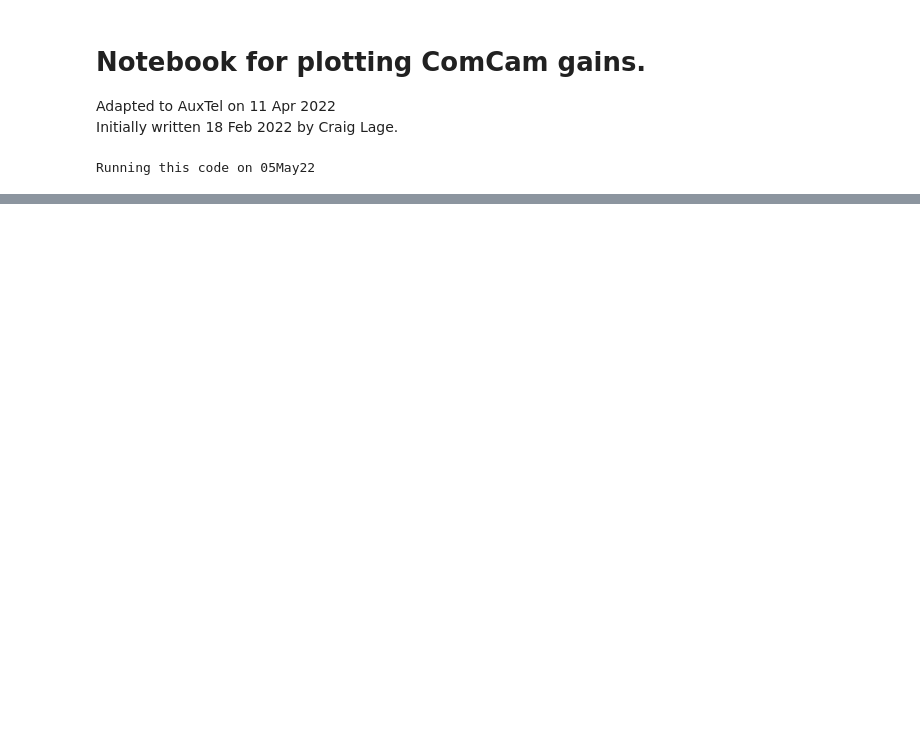
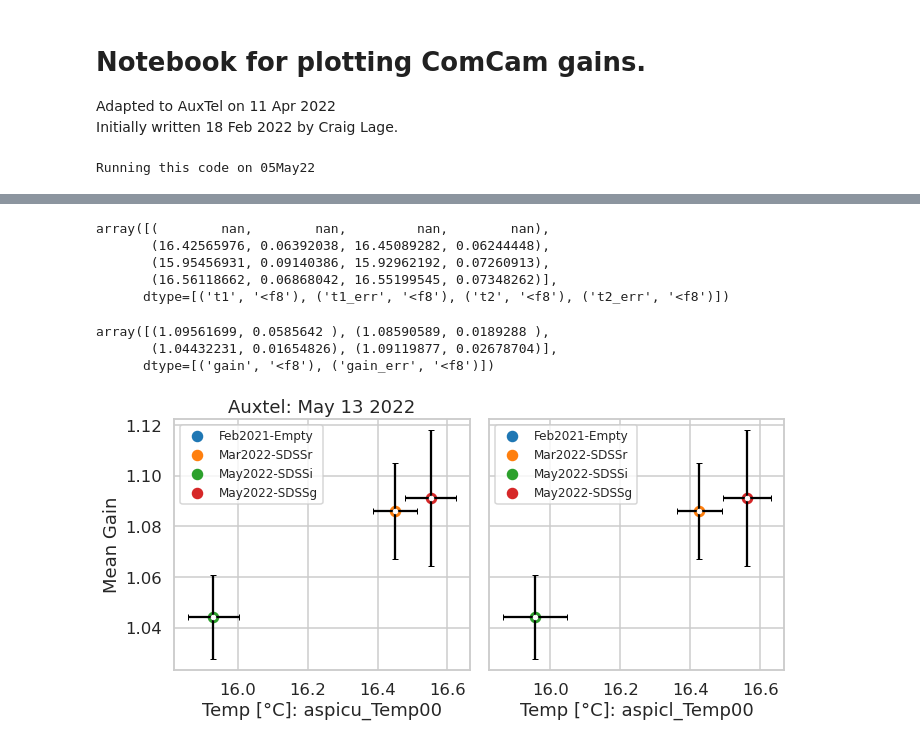
Before and after one commit to estevesjh/ComScratchStuff, a Jupyter notebook: AuxTel/ptcAnalysis/Gain_Comparison_04May2022.ipynb, the cells around one changed output, grey strips where cells are left out. Cells and saved outputs as stored; diff of their text form; code cells hidden in the pictures; blank space fills up the shorter version.

```diff
--- a/AuxTel/ptcAnalysis/Gain_Comparison_04May2022.ipynb
+++ b/AuxTel/ptcAnalysis/Gain_Comparison_04May2022.ipynb
@@ -110,0 +190,12 @@ plt.savefig(f'./plots/Gain_Compare_Scripts_{date}.pdf',dpi=100)
+# %%
+from lsst_efd_client import EfdClient, resample
+from astropy.time import Time, TimeDelta
+
+efd_client = EfdClient('summit_efd')
+# %%
+times = []
+for i in range(len(exposures)):
+    metadata = butler.get('raw.metadata', exposure=exposures[i], detector=0)
+    times.append(Time(metadata.toDict()['DATE'], format='isot', scale='tai'))
+
+times
@@ -110,0 +207,5 @@ plt.savefig(f'./plots/Gain_Compare_Scripts_{date}.pdf',dpi=100)
+# %%
+temp_data = np.zeros(len(times), dtype=[('t1', float),
+                                        ('t1_err', float),
+                                        ('t2', float),
+                                        ('t2_err', float)])
@@ -110,0 +260,38 @@ plt.savefig(f'./plots/Gain_Compare_Scripts_{date}.pdf',dpi=100)
+# %%
+temp_data
+# %% [output]
+array([(        nan,        nan,         nan,        nan),
+       (16.42565976, 0.06392038, 16.45089282, 0.06244448),
+       (15.95456931, 0.09140386, 15.92962192, 0.07260913),
+       (16.56118662, 0.06868042, 16.55199545, 0.07348262)],
+      dtype=[('t1', '<f8'), ('t1_err', '<f8'), ('t2', '<f8'), ('t2_err', '<f8')])
+# %%
+data
+# %% [output]
+array([(1.09561699, 0.0585642 ), (1.08590589, 0.0189288 ),
+       (1.04432231, 0.01654826), (1.09119877, 0.02678704)],
+      dtype=[('gain', '<f8'), ('gain_err', '<f8')])
+# %%
+fig, ax = plt.subplots(1, 2, sharex='col', sharey='row',figsize=(10,5))
+for i in range(len(exposures)):
+    ax[0].scatter(temp_data['t2'][i],data['gain'][i],s=100,label=run_names[i])
+ax[0].legend(fontsize=12)
+ax[0].errorbar(temp_data['t2'],data['gain'],xerr=temp_data['t2_err'],yerr=data['gain_err'],
+             fmt='.w',capsize=3,ecolor='k')
+
+ax[0].set_xlabel('Temp [°C]: aspicu_Temp00')
+ax[0].set_ylabel('Mean Gain')
+ax[0].set_title('Auxtel: May 13 2022')
+
+for i in range(len(exposures)):
+    ax[1].scatter(temp_data['t1'][i],data['gain'][i],s=100,label=run_names[i])
+ax[1].legend(fontsize=12)
+ax[1].errorbar(temp_data['t1'],data['gain'],xerr=temp_data['t1_err'],yerr=data['gain_err'],
+             fmt='.w',capsize=3,ecolor='k')
+
+ax[1].set_xlabel('Temp [°C]: aspicl_Temp00')
+fig.subplots_adjust(hspace=0.4, wspace=0.4)
+fig.tight_layout()
+fig.savefig(f'./plots/temp_gain_relation_May13.pdf',dpi=100)
+# %% [output]
+[figure, added]
```
Also changed, not shown: parts of 17 cells of this notebook, 4 other files.
